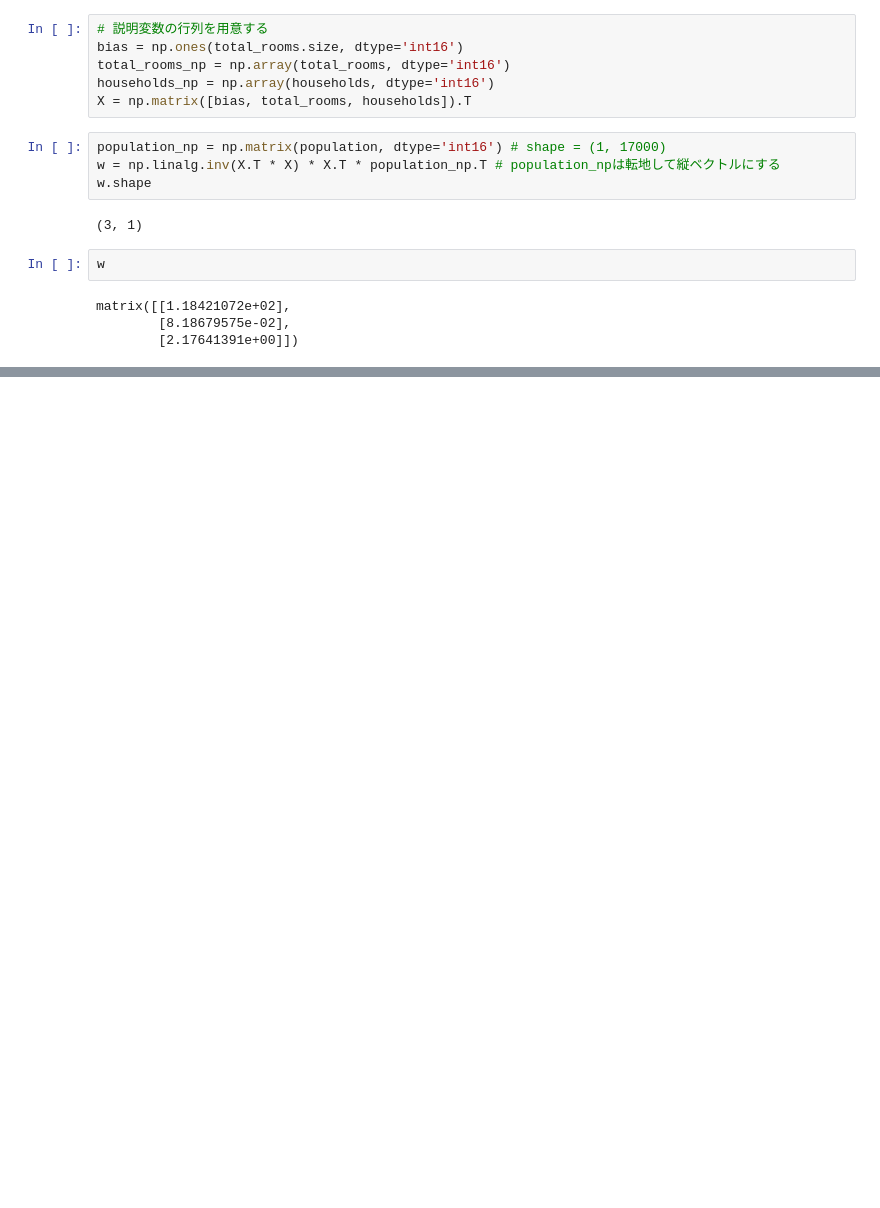
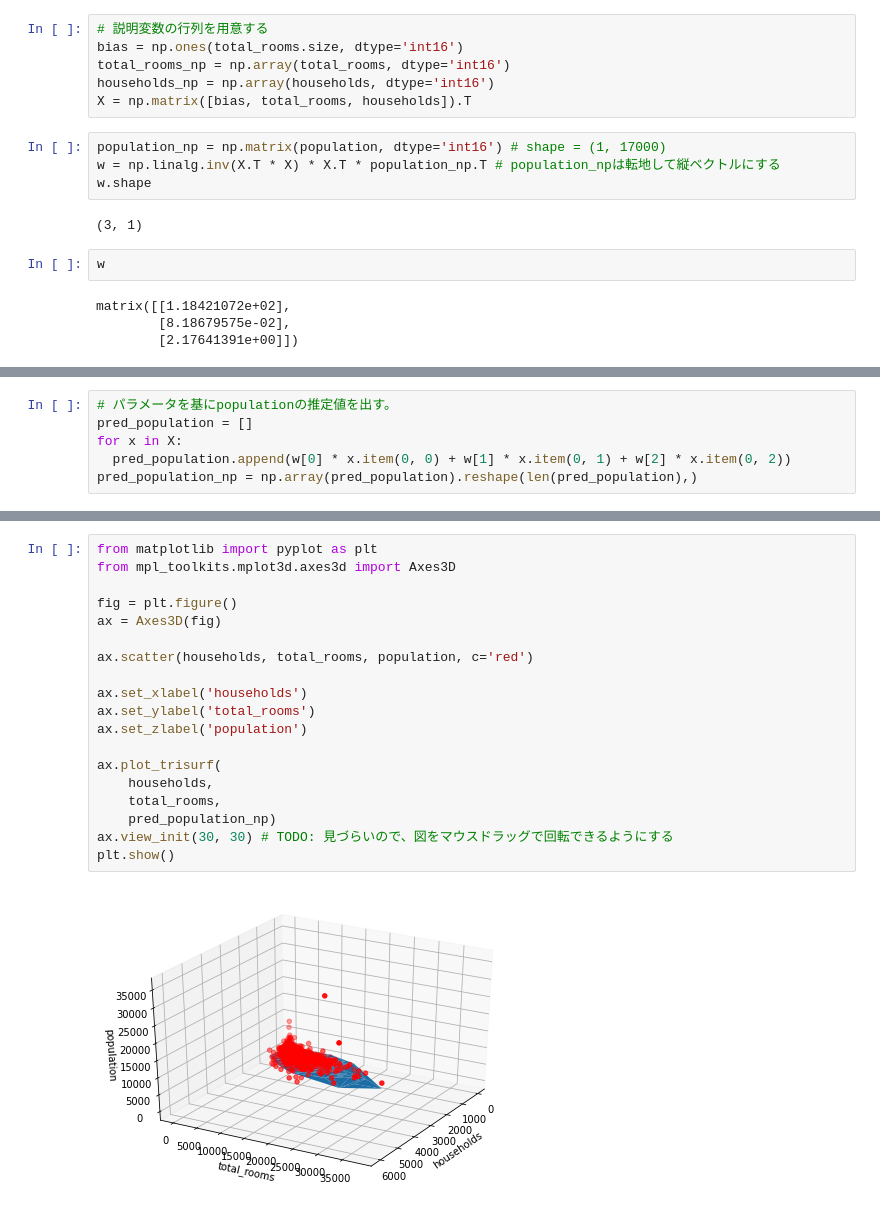
Before and after one commit to gitboku/statistics-practice, a Jupyter notebook: 重回帰分析.ipynb, the cells around one changed output, grey strips where cells are left out. Saved outputs shown, nothing was run; the diff lists cells and outputs as text; blank space fills up the shorter version.

```diff
--- a/重回帰分析.ipynb
+++ b/重回帰分析.ipynb
@@ -367,0 +372,6 @@ matrix([[1.18421072e+02],
+# %%
+# パラメータを基にpopulationの推定値を出す。
+pred_population = []
+for x in X:
+  pred_population.append(w[0] * x.item(0, 0) + w[1] * x.item(0, 1) + w[2] * x.item(0, 2))
+pred_population_np = np.array(pred_population).reshape(len(pred_population),)
@@ -367,0 +386,21 @@ matrix([[1.18421072e+02],
+# %%
+from matplotlib import pyplot as plt
+from mpl_toolkits.mplot3d.axes3d import Axes3D
+
+fig = plt.figure()
+ax = Axes3D(fig)
+
+ax.scatter(households, total_rooms, population, c='red')
+
+ax.set_xlabel('households')
+ax.set_ylabel('total_rooms')
+ax.set_zlabel('population')
+
+ax.plot_trisurf(
+    households,
+    total_rooms,
+    pred_population_np)
+ax.view_init(30, 30) # TODO: 見づらいので、図をマウスドラッグで回転できるようにする
+plt.show()
+# %% [output]
+[figure, added]
```
Also changed, not shown: parts of 3 cells of this notebook.
